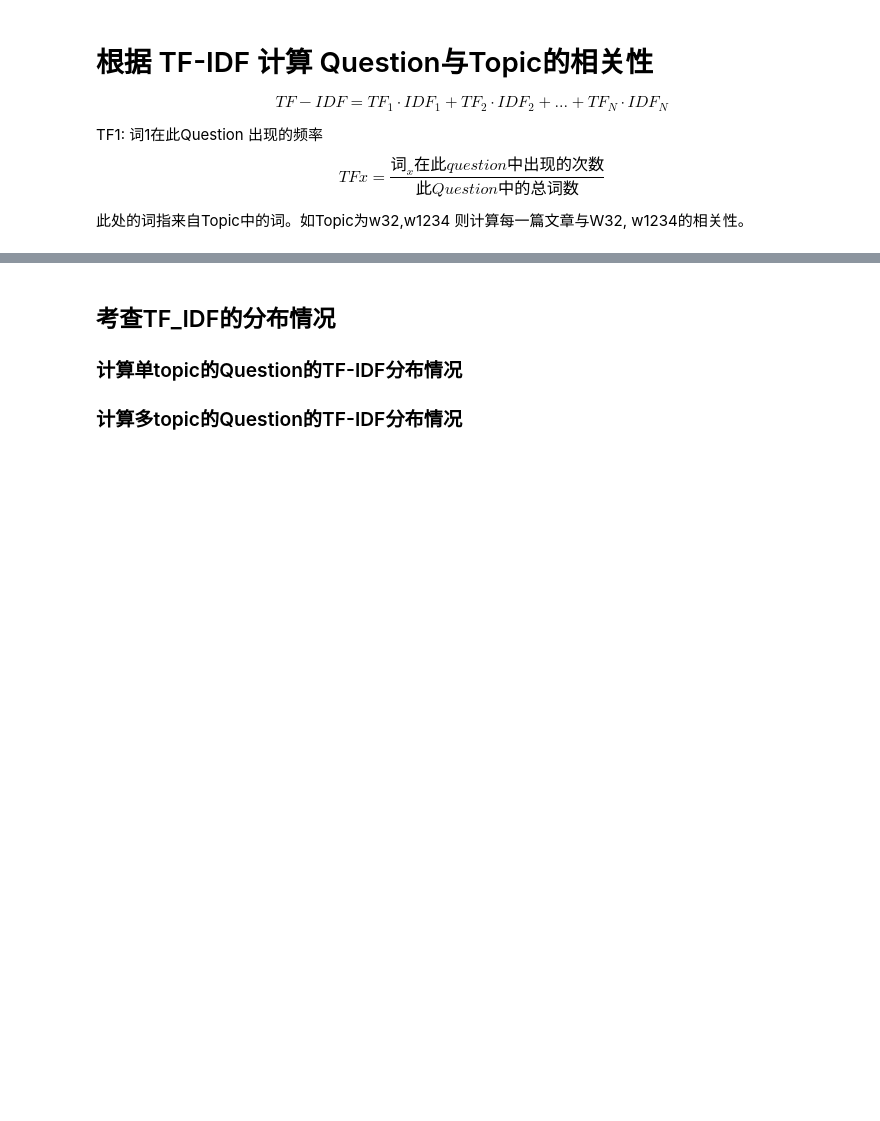
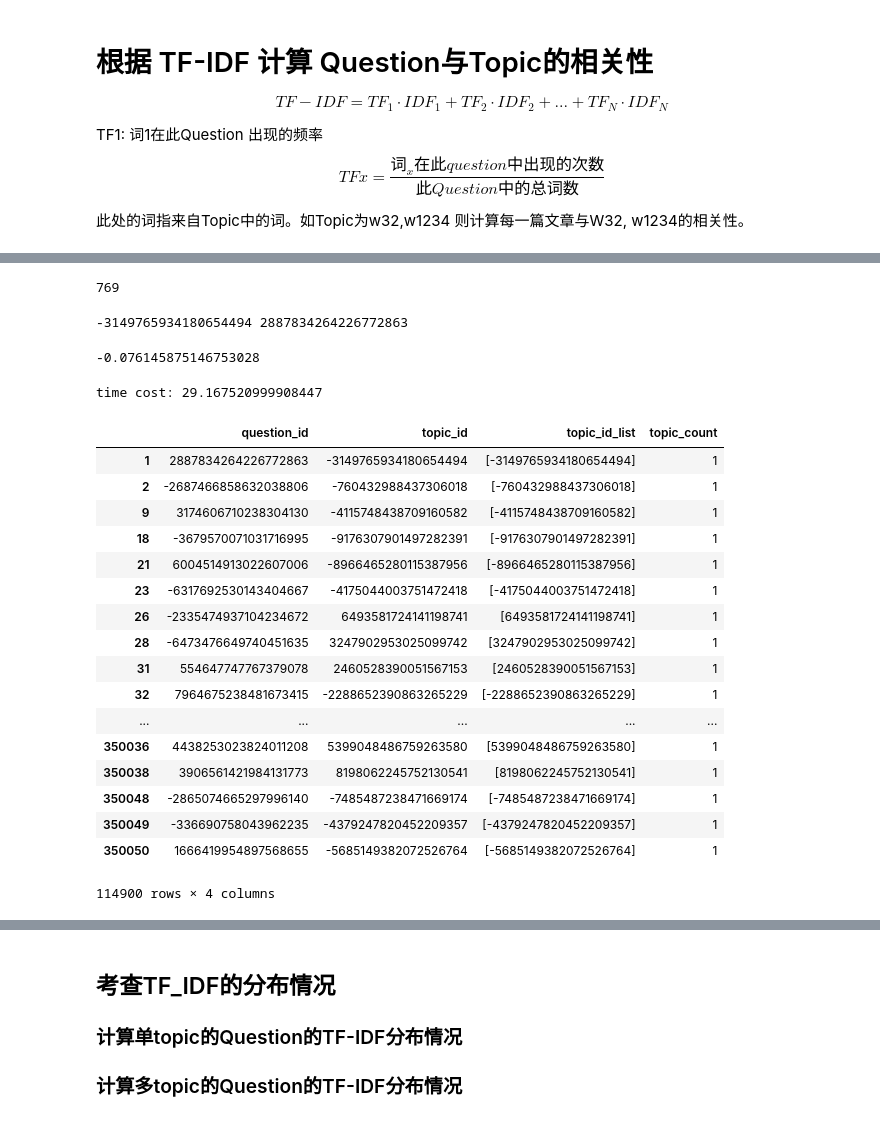
Before and after one commit to goldenpartner/Zhihu, a Jupyter notebook: Simple TF-IDF2.ipynb, the cells around one changed output, grey strips where cells are left out. Drawn from its saved outputs; the diff is of its cells as text; code cells hidden in the pictures; blank space fills up the shorter version.

```diff
--- a/Simple TF-IDF2.ipynb
+++ b/Simple TF-IDF2.ipynb
@@ -126,0 +415,38 @@ sub_df.head(5).apply(tf_idf2, axis = 1)
+# %%
+df_topics[df_topics['topic_id'] == -3149765934180654494].index[0]
+# %% [output]
+769
+# %%
+#tf_idf2(sub_df.loc[1])
+print(int(sub_df.loc[1].topic_id_list[0]),sub_df.loc[1].question_id)
+tf_idf(-3149765934180654494 ,2887834264226772863)
+# %% [output]
+-3149765934180654494 2887834264226772863
+-0.076145875146753028
+# %%
+start_time = time.time()
+a = sub_df.head(10000).apply(tf_idf2, axis = 1)
+print('time cost:', time.time() - start_time)
+# %% [output]
+time cost: 29.167520999908447
+# %%
+sub_df.head(114900)
+# %% [output]
+|  | question_id | topic_id | topic_id_list | topic_count |
+| 1 | 2887834264226772863 | -3149765934180654494 | [-3149765934180654494] | 1 |
+| 2 | -2687466858632038806 | -760432988437306018 | [-760432988437306018] | 1 |
+| 9 | 3174606710238304130 | -4115748438709160582 | [-4115748438709160582] | 1 |
+| 18 | -3679570071031716995 | -9176307901497282391 | [-9176307901497282391] | 1 |
+| 21 | 6004514913022607006 | -8966465280115387956 | [-8966465280115387956] | 1 |
+| 23 | -6317692530143404667 | -4175044003751472418 | [-4175044003751472418] | 1 |
+| 26 | -2335474937104234672 | 6493581724141198741 | [6493581724141198741] | 1 |
+| 28 | -6473476649740451635 | 3247902953025099742 | [3247902953025099742] | 1 |
+| 31 | 554647747767379078 | 2460528390051567153 | [2460528390051567153] | 1 |
+| 32 | 7964675238481673415 | -2288652390863265229 | [-2288652390863265229] | 1 |
+| ... | ... | ... | ... | ... |
+| 350036 | 4438253023824011208 | 5399048486759263580 | [5399048486759263580] | 1 |
+| 350038 | 3906561421984131773 | 8198062245752130541 | [8198062245752130541] | 1 |
+| 350048 | -2865074665297996140 | -7485487238471669174 | [-7485487238471669174] | 1 |
+| 350049 | -336690758043962235 | -4379247820452209357 | [-4379247820452209357] | 1 |
+| 350050 | 1666419954897568655 | -5685149382072526764 | [-5685149382072526764] | 1 |
+114900 rows × 4 columns
```
Also changed, not shown: parts of 64 cells of this notebook.
